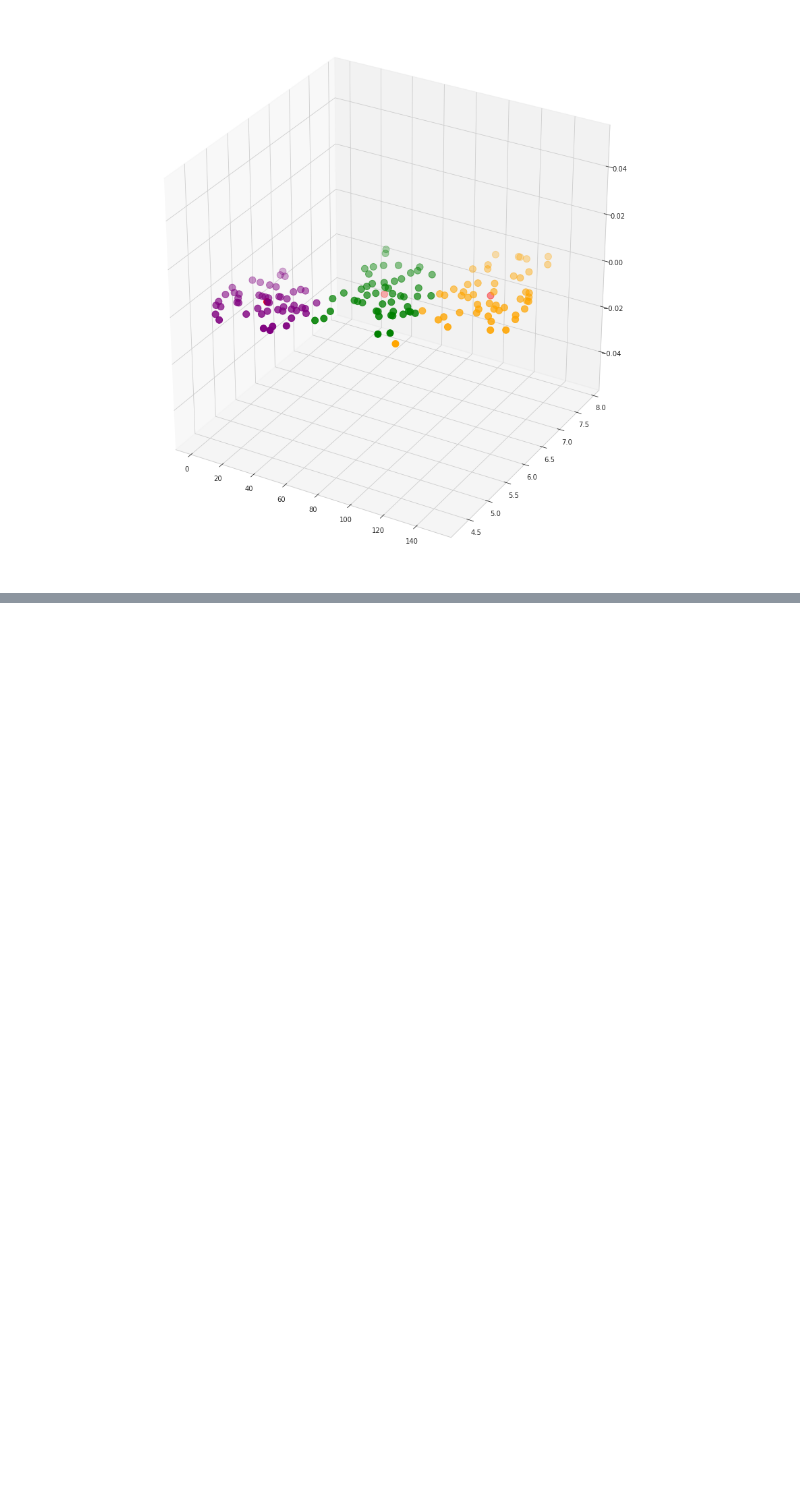
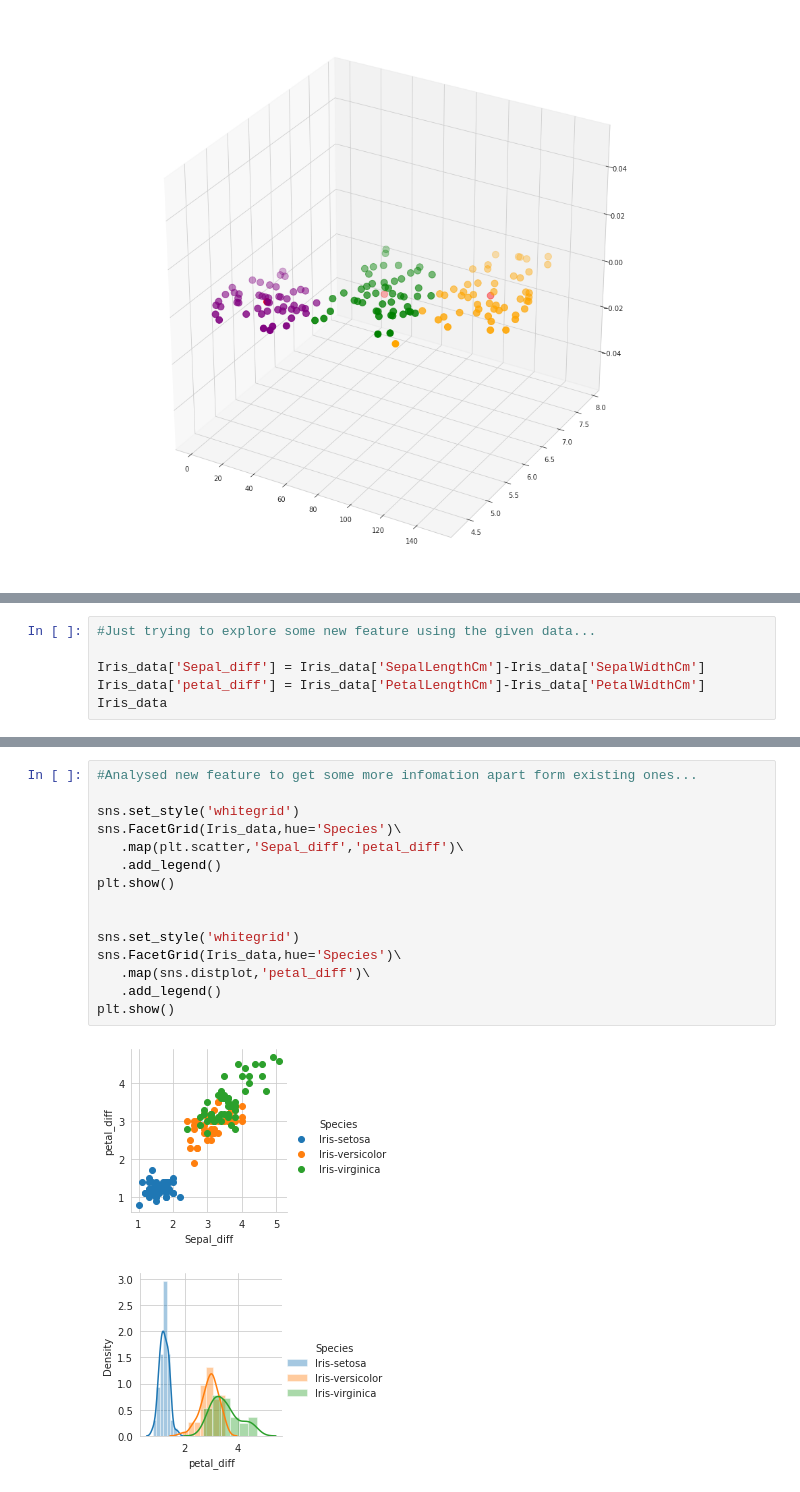
Before and after one commit to Sobariyah1001/datamining, a Jupyter notebook: _sources/Tugas.ipynb, the cells around one changed output, grey strips where cells are left out. Saved outputs shown, nothing was run; the diff lists cells and outputs as text; blank space fills up the shorter version.

```diff
--- a/_sources/Tugas.ipynb
+++ b/_sources/Tugas.ipynb
@@ -1049,0 +1101,6 @@ plt.show()
+# %%
+#Just trying to explore some new feature using the given data...
+
+Iris_data['Sepal_diff'] = Iris_data['SepalLengthCm']-Iris_data['SepalWidthCm']
+Iris_data['petal_diff'] = Iris_data['PetalLengthCm']-Iris_data['PetalWidthCm']
+Iris_data
@@ -1049,0 +1121,18 @@ plt.show()
+# %%
+#Analysed new feature to get some more infomation apart form existing ones...
+
+sns.set_style('whitegrid')
+sns.FacetGrid(Iris_data,hue='Species')\
+   .map(plt.scatter,'Sepal_diff','petal_diff')\
+   .add_legend()
+plt.show()
+
+
+sns.set_style('whitegrid')
+sns.FacetGrid(Iris_data,hue='Species')\
+   .map(sns.distplot,'petal_diff')\
+   .add_legend()
+plt.show()
+# %% [output]
+[figure, added]
+[figure, added]
```
Also changed, not shown: parts of 24 cells of this notebook, 27 other files.
